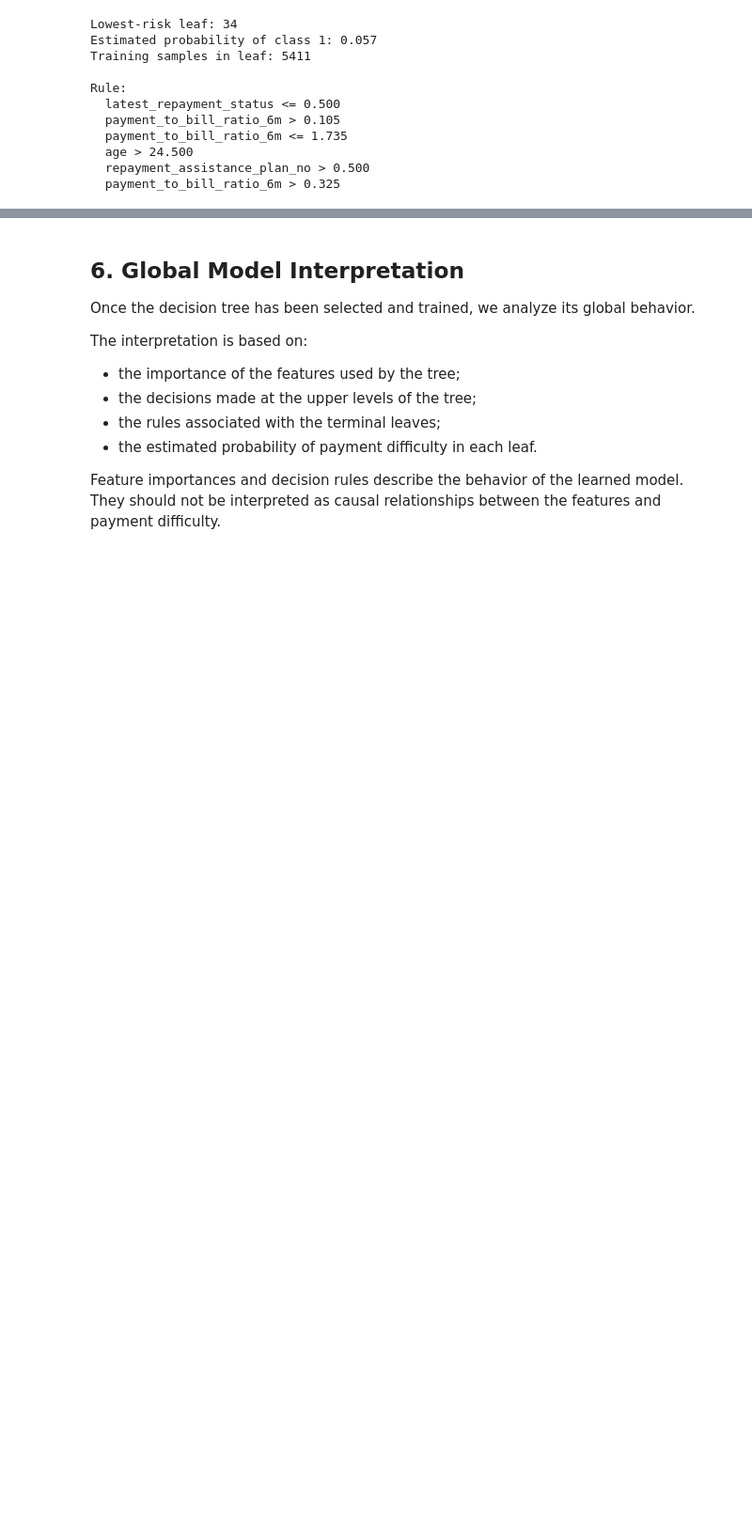
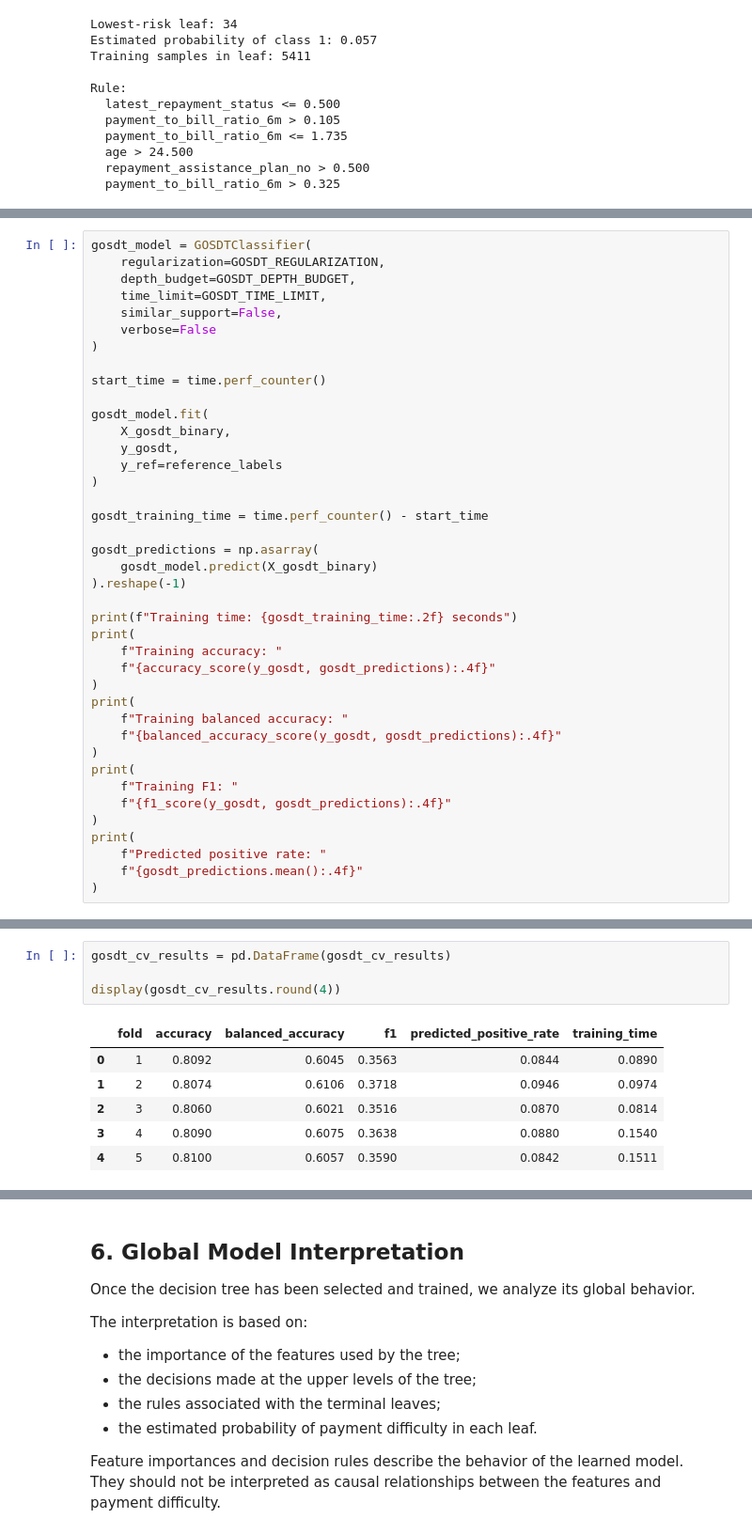
Before and after one commit to germansanchezz/iax-group-3, a Jupyter notebook: notebooks/phase1_decision_tree.ipynb, the cells around one changed output, grey strips where cells are left out. Shown at 94% size. Drawn from its saved outputs; the diff is of its cells as text; blank space fills up the shorter version.

Commit message:
New version notebook 24/09 (GOSDT)

```diff
--- a/notebooks/phase1_decision_tree.ipynb
+++ b/notebooks/phase1_decision_tree.ipynb
@@ -1733,0 +2074,40 @@ plt.show()
+# %%
+gosdt_model = GOSDTClassifier(
+    regularization=GOSDT_REGULARIZATION,
+    depth_budget=GOSDT_DEPTH_BUDGET,
+    time_limit=GOSDT_TIME_LIMIT,
+    similar_support=False,
+    verbose=False
+)
+
+start_time = time.perf_counter()
+
+gosdt_model.fit(
+    X_gosdt_binary,
+    y_gosdt,
+    y_ref=reference_labels
+)
+
+gosdt_training_time = time.perf_counter() - start_time
+
+gosdt_predictions = np.asarray(
+    gosdt_model.predict(X_gosdt_binary)
+).reshape(-1)
+
+print(f"Training time: {gosdt_training_time:.2f} seconds")
+print(
+    f"Training accuracy: "
+    f"{accuracy_score(y_gosdt, gosdt_predictions):.4f}"
+)
+print(
+    f"Training balanced accuracy: "
+    f"{balanced_accuracy_score(y_gosdt, gosdt_predictions):.4f}"
+)
+print(
+    f"Training F1: "
+    f"{f1_score(y_gosdt, gosdt_predictions):.4f}"
+)
+print(
+    f"Predicted positive rate: "
+    f"{gosdt_predictions.mean():.4f}"
+)
@@ -1733,0 +2265,11 @@ plt.show()
+# %%
+gosdt_cv_results = pd.DataFrame(gosdt_cv_results)
+
+display(gosdt_cv_results.round(4))
+# %% [output]
+|  | fold | accuracy | balanced_accuracy | f1 | predicted_positive_rate | training_time |
+| 0 | 1 | 0.8092 | 0.6045 | 0.3563 | 0.0844 | 0.0890 |
+| 1 | 2 | 0.8074 | 0.6106 | 0.3718 | 0.0946 | 0.0974 |
+| 2 | 3 | 0.8060 | 0.6021 | 0.3516 | 0.0870 | 0.0814 |
+| 3 | 4 | 0.8090 | 0.6075 | 0.3638 | 0.0880 | 0.1540 |
+| 4 | 5 | 0.8100 | 0.6057 | 0.3590 | 0.0842 | 0.1511 |
```
Also changed, not shown: parts of 38 cells of this notebook.
